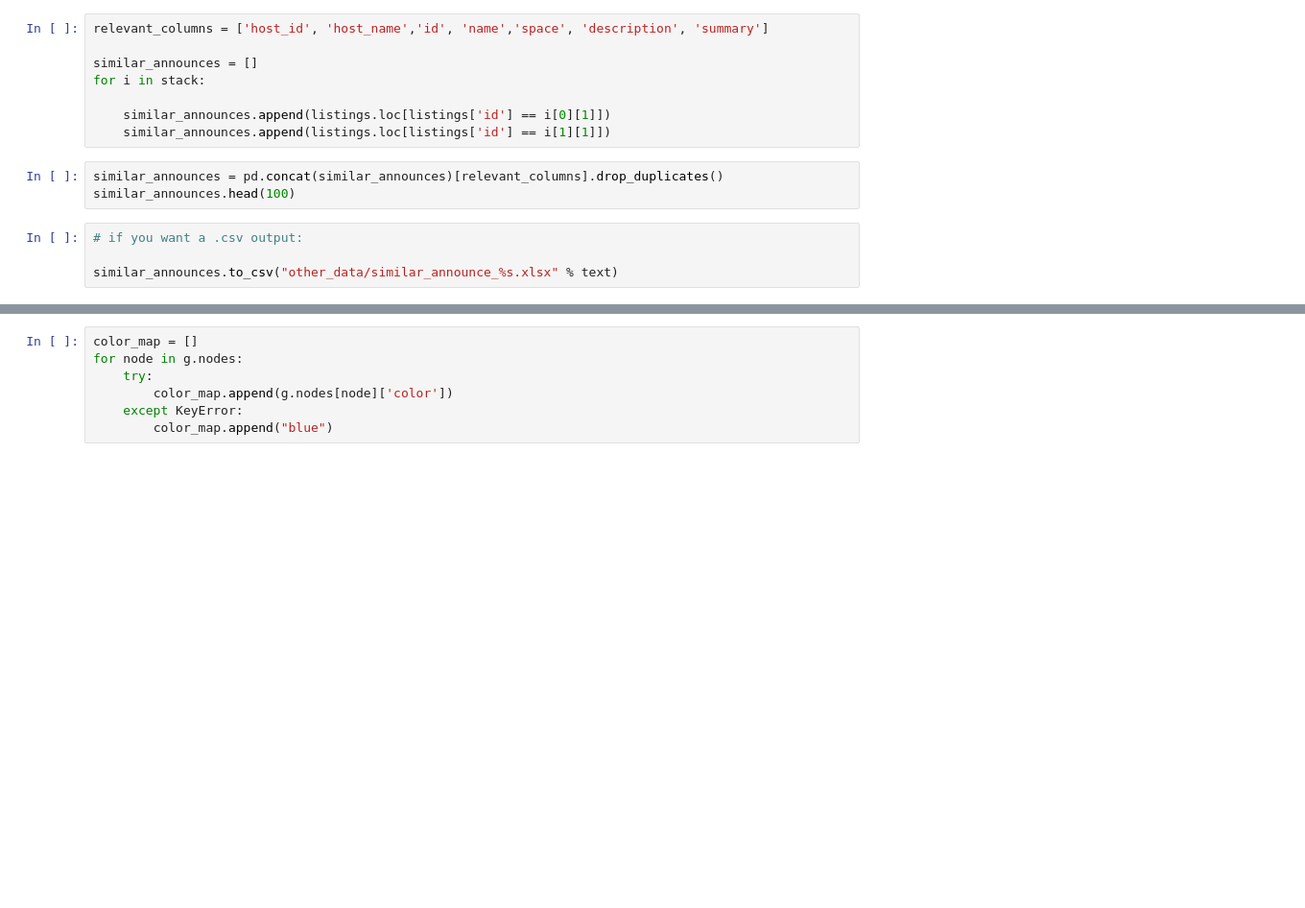
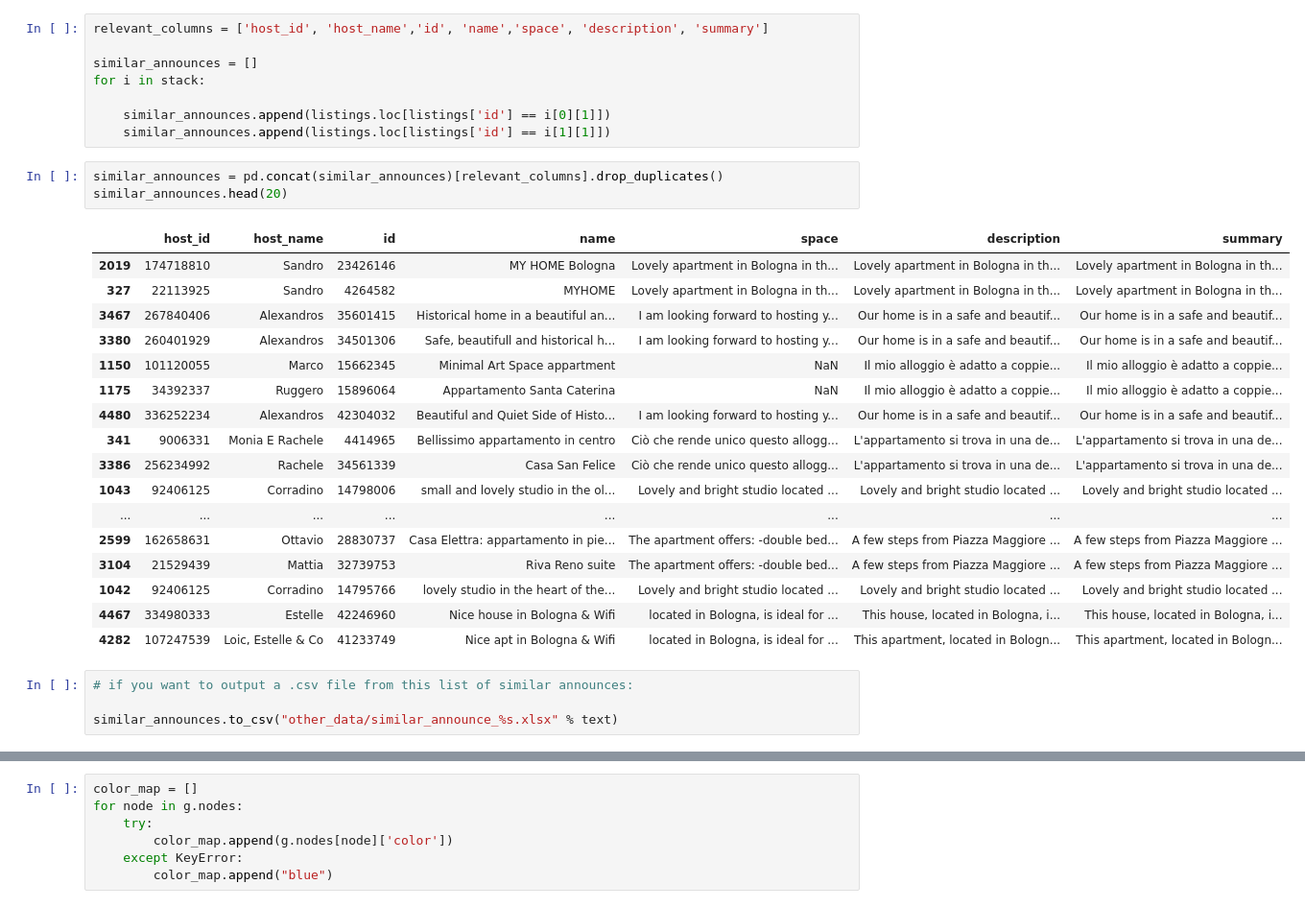
Before and after one commit to laszlo91/Inside-Airbnb-studies, a Jupyter notebook: bologna/3) Suspect multihosts.ipynb, the cells around one changed output, grey strips where cells are left out. Shown at 96% size. Drawn from its saved outputs; the diff is of its cells as text; blank space fills up the shorter version.

```diff
--- a/bologna/3) Suspect multihosts.ipynb
+++ b/bologna/3) Suspect multihosts.ipynb
@@ -103,9 +120,27 @@ for i in stack:
     similar_announces.append(listings.loc[listings['id'] == i[1][1]])
 # %%
 similar_announces = pd.concat(similar_announces)[relevant_columns].drop_duplicates()
-similar_announces.head(100)
+similar_announces.head(20)
+# %% [output]
+|  | host_id | host_name | id | name | space | description | summary |
+| 2019 | 174718810 | Sandro | 23426146 | MY HOME Bologna | Lovely apartment in Bologna in th... | Lovely apartment in Bologna in th... | Lovely apartment in Bologna in th... |
+| 327 | 22113925 | Sandro | 4264582 | MYHOME | Lovely apartment in Bologna in th... | Lovely apartment in Bologna in th... | Lovely apartment in Bologna in th... |
+| 3467 | 267840406 | Alexandros | 35601415 | Historical home in a beautiful an... | I am looking forward to hosting y... | Our home is in a safe and beautif... | Our home is in a safe and beautif... |
+| 3380 | 260401929 | Alexandros | 34501306 | Safe, beautifull and historical h... | I am looking forward to hosting y... | Our home is in a safe and beautif... | Our home is in a safe and beautif... |
+| 1150 | 101120055 | Marco | 15662345 | Minimal Art Space appartment | NaN | Il mio alloggio è adatto a coppie... | Il mio alloggio è adatto a coppie... |
+| 1175 | 34392337 | Ruggero | 15896064 | Appartamento Santa Caterina | NaN | Il mio alloggio è adatto a coppie... | Il mio alloggio è adatto a coppie... |
+| 4480 | 336252234 | Alexandros | 42304032 | Beautiful and Quiet Side of Histo... | I am looking forward to hosting y... | Our home is in a safe and beautif... | Our home is in a safe and beautif... |
+| 341 | 9006331 | Monia E Rachele | 4414965 | Bellissimo appartamento in centro | Ciò che rende unico questo allogg... | L'appartamento si trova in una de... | L'appartamento si trova in una de... |
+| 3386 | 256234992 | Rachele | 34561339 | Casa San Felice | Ciò che rende unico questo allogg... | L'appartamento si trova in una de... | L'appartamento si trova in una de... |
+| 1043 | 92406125 | Corradino | 14798006 | small and lovely studio in the ol... | Lovely and bright studio located ... | Lovely and bright studio located ... | Lovely and bright studio located ... |
+| ... | ... | ... | ... | ... | ... | ... | ... |
+| 2599 | 162658631 | Ottavio | 28830737 | Casa Elettra: appartamento in pie... | The apartment offers: -double bed... | A few steps from Piazza Maggiore ... | A few steps from Piazza Maggiore ... |
+| 3104 | 21529439 | Mattia | 32739753 | Riva Reno suite | The apartment offers: -double bed... | A few steps from Piazza Maggiore ... | A few steps from Piazza Maggiore ... |
+| 1042 | 92406125 | Corradino | 14795766 | lovely studio in the heart of the... | Lovely and bright studio located ... | Lovely and bright studio located ... | Lovely and bright studio located ... |
+| 4467 | 334980333 | Estelle | 42246960 | Nice house in Bologna & Wifi | located in Bologna, is ideal for ... | This house, located in Bologna, i... | This house, located in Bologna, i... |
+| 4282 | 107247539 | Loic, Estelle & Co | 41233749 | Nice apt in Bologna & Wifi | located in Bologna, is ideal for ... | This apartment, located in Bologn... | This apartment, located in Bologn... |
 # %%
-# if you want a .csv output:
+# if you want to output a .csv file from this list of similar announces:
 
 similar_announces.to_csv("other_data/similar_announce_%s.xlsx" % text)
 # %% [markdown]
```
Also changed, not shown: parts of 17 cells of this notebook, 1 other file.
